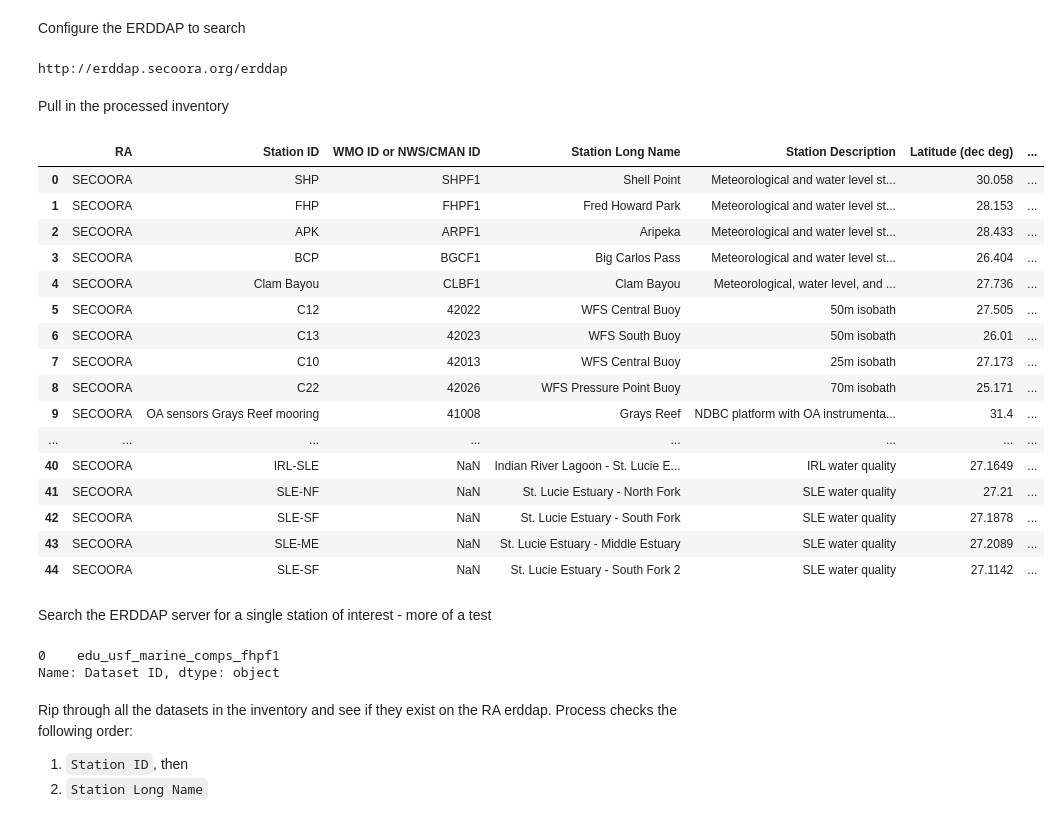
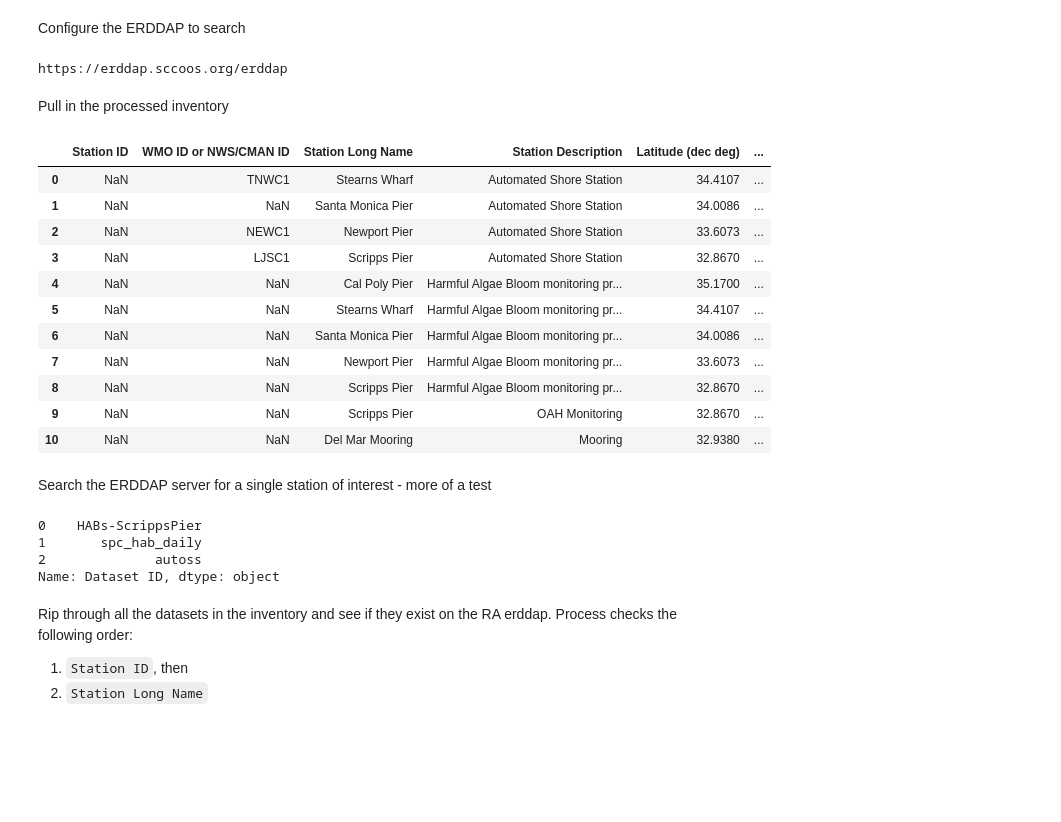
Before and after one commit to ioos/ioos-asset-inventory, a Jupyter notebook: spot_check_stations.ipynb, the cells around one changed output. Cells and saved outputs as stored; diff of their text form; code cells hidden in the pictures; blank space fills up the shorter version.

```diff
--- a/spot_check_stations.ipynb
+++ b/spot_check_stations.ipynb
@@ -8,71 +8,69 @@ import json
 # %% [markdown]
 Configure the ERDDAP to search
 # %%
+ra = 'sccoos'
+
 with open('utils/ra_erddaps.json') as f:
     urls = json.load(f)
 
-server = urls['secoora']
+server = urls[ra.lower()]
 
 print(server)
 
 e = ERDDAP(server=server, protocol="tabledap")
 # %% [output]
-http://erddap.secoora.org/erddap
+https://erddap.sccoos.org/erddap
 # %% [markdown]
 Pull in the processed inventory
 # %%
 #
 # df_cruise = df[df['Station Description'] == 'Chesapeake Bay WQ Cruise Data ']
 #
 #df_aws = df[df['Station ID'] == 'Humboldt']
 # #url = 'http://tds.glos.us/thredds/dodsC/buoy_agg_standard/OMOECC_E1/OMOECC_E1.ncml'
 # #url = 'http://tds.glos.us/thredds/dodsC/buoy_agg_standard/45186/45186.ncml'
 # #url = 'http://tds.glos.us/thredds/dodsC/buoy_agg_standard/bgsusd2/bgsusd2.ncml'
 # url = 'http://oos.soest.hawaii.edu/thredds/dodsC/hioos/nss/ns12agg'
 # print(url)
 # ds = xr.open_dataset(url)
 # #ds = netCDF4.Dataset(url,'r')
 # title = ds.title
 # start_time = np.datetime_as_string(ds.time.min().values, unit='D')
 # end_time = np.datetime_as_string(ds.time.max().values, unit='D')
 # print('Duration: %s - %s' % (np.datetime_as_string(ds.time.min().values, unit='D'),
 #                              np.datetime_as_string(ds.time.max().values, unit='D'))
 #       )
 
 # Try glos web server
 # url = 'https://glbuoys.glos.us/tools/export?ftype=csv&data_type=buoy&units=eng&locs=OMOECC_E1&params=Water_Temperature_at_Surface|dissolved_oxygen_saturation|water_conductivity|ysi_turbidity&tperiod=custom&date_start=2020-01-01&date_end=2020-12-31&avg_ivld=none'
 # df = erddapy.ERDDAP.to_pandas(url)
 
 ## using ERDDAP to look for stations
 # check out http://data.glos.us/erddap/tabledap/allDatasets.htmlTable?datasetID%2Ctitle%2CminTime%2CmaxTime&maxTime%3E=2020-01-01&maxTime%3C=2020-12-31&orderBy(%22maxTime%22)
 # that lists out all the GLOS stations with the maximum time of observations within the year 2020 (on their ERDDAP).
 
-df = pd.read_excel('2021/data/processed/SECOORA.xlsx')
+df = pd.read_excel('2021/data/processed/%s.xlsx' % ra.upper())
 df
 # %% [output]
-|  | RA | Station ID | WMO ID or NWS/CMAN ID | Station Long Name | Station Description | Latitude (dec deg) | ... |
-| 0 | SECOORA | SHP | SHPF1 | Shell Point | Meteorological and water level st... | 30.058 | ... |
-| 1 | SECOORA | FHP | FHPF1 | Fred Howard Park | Meteorological and water level st... | 28.153 | ... |
-| 2 | SECOORA | APK | ARPF1 | Aripeka | Meteorological and water level st... | 28.433 | ... |
-| 3 | SECOORA | BCP | BGCF1 | Big Carlos Pass | Meteorological and water level st... | 26.404 | ... |
-| 4 | SECOORA | Clam Bayou | CLBF1 | Clam Bayou | Meteorological, water level, and ... | 27.736 | ... |
-| 5 | SECOORA | C12 | 42022 | WFS Central Buoy | 50m isobath | 27.505 | ... |
-| 6 | SECOORA | C13 | 42023 | WFS South Buoy | 50m isobath | 26.01 | ... |
-| 7 | SECOORA | C10 | 42013 | WFS Central Buoy | 25m isobath | 27.173 | ... |
-| 8 | SECOORA | C22 | 42026 | WFS Pressure Point Buoy | 70m isobath | 25.171 | ... |
-| 9 | SECOORA | OA sensors Grays Reef mooring | 41008 | Grays Reef | NDBC platform with OA instrumenta... | 31.4 | ... |
-| ... | ... | ... | ... | ... | ... | ... | ... |
-| 40 | SECOORA | IRL-SLE | NaN | Indian River Lagoon - St. Lucie E... | IRL water quality | 27.1649 | ... |
-| 41 | SECOORA | SLE-NF | NaN | St. Lucie Estuary - North Fork | SLE water quality | 27.21 | ... |
-| 42 | SECOORA | SLE-SF | NaN | St. Lucie Estuary - South Fork | SLE water quality | 27.1878 | ... |
-| 43 | SECOORA | SLE-ME | NaN | St. Lucie Estuary - Middle Estuary | SLE water quality | 27.2089 | ... |
-| 44 | SECOORA | SLE-SF | NaN | St. Lucie Estuary - South Fork 2 | SLE water quality | 27.1142 | ... |
+|  | Station ID | WMO ID or NWS/CMAN ID | Station Long Name | Station Description | Latitude (dec deg) | ... |
+| 0 | NaN | TNWC1 | Stearns Wharf | Automated Shore Station | 34.4107 | ... |
+| 1 | NaN | NaN | Santa Monica Pier | Automated Shore Station | 34.0086 | ... |
+| 2 | NaN | NEWC1 | Newport Pier | Automated Shore Station | 33.6073 | ... |
+| 3 | NaN | LJSC1 | Scripps Pier | Automated Shore Station | 32.8670 | ... |
+| 4 | NaN | NaN | Cal Poly Pier | Harmful Algae Bloom monitoring pr... | 35.1700 | ... |
+| 5 | NaN | NaN | Stearns Wharf | Harmful Algae Bloom monitoring pr... | 34.4107 | ... |
+| 6 | NaN | NaN | Santa Monica Pier | Harmful Algae Bloom monitoring pr... | 34.0086 | ... |
+| 7 | NaN | NaN | Newport Pier | Harmful Algae Bloom monitoring pr... | 33.6073 | ... |
+| 8 | NaN | NaN | Scripps Pier | Harmful Algae Bloom monitoring pr... | 32.8670 | ... |
+| 9 | NaN | NaN | Scripps Pier | OAH Monitoring | 32.8670 | ... |
+| 10 | NaN | NaN | Del Mar Mooring | Mooring | 32.9380 | ... |
 # %% [markdown]
 Search the ERDDAP server for a single station of interest - more of a test
 # %%
-df_wf = df[df['Station Long Name'] == 'Fred Howard Park']
+df_wf = df[df['Station Long Name'] == 'Scripps Pier']
 
-search_for = df_wf['Station ID'].to_string()
+# for SCCOOS need to search for 'Station Long Name' as 'Station ID' is NA for most entries
+search_for = df_wf['Station Long Name'].to_string()
 
 search_url = e.get_search_url(search_for=search_for, response="csv")
 
@@ -80,7 +78,9 @@ resp = pd.read_csv(search_url)
 
 resp['Dataset ID']
 # %% [output]
-0    edu_usf_marine_comps_fhpf1
+0    HABs-ScrippsPier
+1       spc_hab_daily
+2              autoss
 Name: Dataset ID, dtype: object
 # %% [markdown]
 Rip through all the datasets in the inventory and see if they exist on the RA erddap. Process checks the following order:
```
Also changed, not shown: parts of 8 cells of this notebook, 2 other files.
